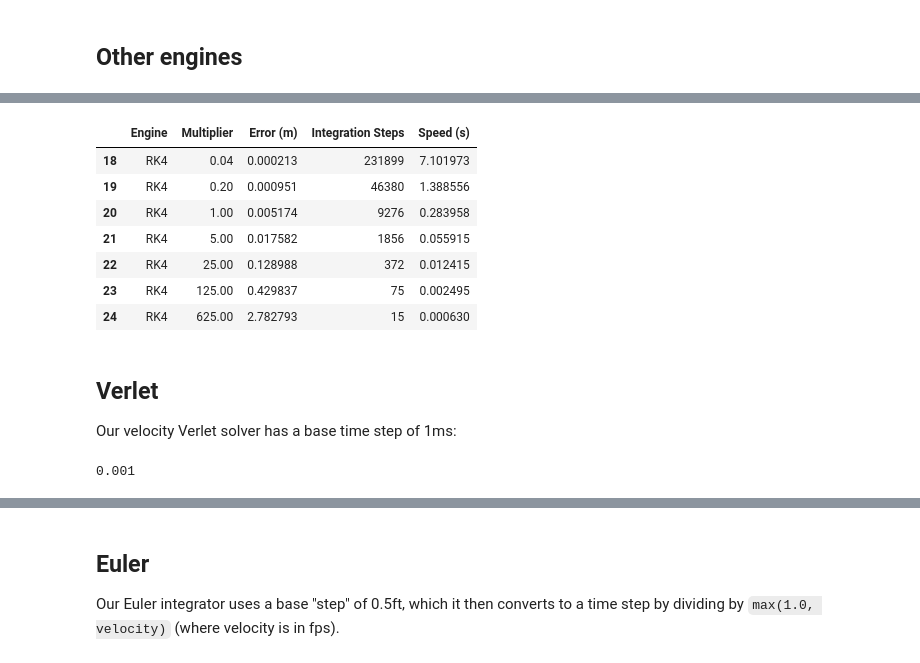
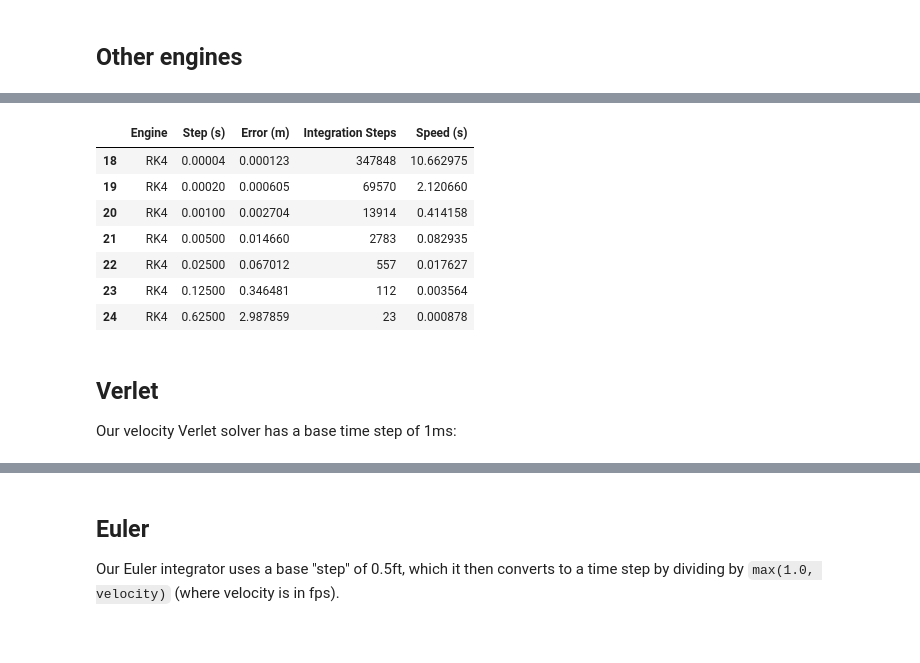
Before and after one commit to o-murphy/py-ballisticcalc, a Jupyter notebook: examples/BenchmarkEngines.ipynb, the cells around one changed output, grey strips where cells are left out. Saved outputs shown, nothing was run; the diff lists cells and outputs as text; code cells hidden in the pictures.

```diff
--- a/examples/BenchmarkEngines.ipynb
+++ b/examples/BenchmarkEngines.ipynb
@@ -338,10 +338,10 @@ display(df[df.Engine == 'SciPy '+method].style.format({'atol': '{:.1e}', 'Error
 # %%
 method = 'LSODA'
-rtol = 1e-10
-while rtol < 0.1:
-    err, count, speed = scipy_chk(timeit=True, integration_method=method, relative_tolerance=rtol, absolute_tolerance=1e-12)
-    summary.append(('SciPy '+method, rtol, err, count, speed))
-    rtol *= 10.0
-df = pd.DataFrame(summary, columns=['Engine', 'rtol', 'Error (m)', 'Integration Steps', 'Speed'])
-display(df[df.Engine == 'SciPy '+method].style.format({'rtol': '{:.1e}', 'Error (m)': '{:.10f}'}))
+atol = 1e-10
+while atol < 0.1:
+    err, count, speed = scipy_chk(timeit=True, integration_method=method, absolute_tolerance=atol, relative_tolerance=1e-12)
+    summary.append(('SciPy '+method, atol, err, count, speed))
+    atol *= 10.0
+df = pd.DataFrame(summary, columns=['Engine', 'atol', 'Error (m)', 'Integration Steps', 'Speed (s)'])
+display(df[df.Engine == 'SciPy '+method].style.format({'atol': '{:.1e}', 'Error (m)': '{:.10f}'}))
 # %% [output]
@@ -386,3 +386,3 @@ The Runge-Kutta 4th-order solver essentially evaluates 4 points per integration
 # %%
 from py_ballisticcalc.engines import RK4IntegrationEngine
-RK4IntegrationEngine.DEFAULT_TIME_STEP
+rk_time_step = RK4IntegrationEngine.DEFAULT_TIME_STEP = 0.001
@@ -393,8 +391,8 @@ step = 5.0
 multiplier = 1.0/step**2
 while multiplier <= 1000.0:
     err, count, speed = chk_engine('rk4_engine', timeit=True, step_multiplier=multiplier)
-    summary.append(('RK4', multiplier, err, count, speed))
+    summary.append(('RK4', multiplier*rk_time_step, err, count, speed))
     multiplier *= step
-df = pd.DataFrame(summary, columns=['Engine', 'Multiplier', 'Error (m)', 'Integration Steps', 'Speed (s)'])
+df = pd.DataFrame(summary, columns=['Engine', 'Step (s)', 'Error (m)', 'Integration Steps', 'Speed (s)'])
 df[df.Engine == 'RK4']
 # %% [output]
@@ -408,20 +406,18 @@ df[df.Engine == 'RK4']
-|  | Engine | Multiplier | Error (m) | Integration Steps | Speed (s) |
-| 18 | RK4 | 0.04 | 0.000213 | 231899 | 7.101973 |
-| 19 | RK4 | 0.20 | 0.000951 | 46380 | 1.388556 |
-| 20 | RK4 | 1.00 | 0.005174 | 9276 | 0.283958 |
-| 21 | RK4 | 5.00 | 0.017582 | 1856 | 0.055915 |
-| 22 | RK4 | 25.00 | 0.128988 | 372 | 0.012415 |
-| 23 | RK4 | 125.00 | 0.429837 | 75 | 0.002495 |
-| 24 | RK4 | 625.00 | 2.782793 | 15 | 0.000630 |
+|  | Engine | Step (s) | Error (m) | Integration Steps | Speed (s) |
+| 18 | RK4 | 0.00004 | 0.000123 | 347848 | 10.662975 |
+| 19 | RK4 | 0.00020 | 0.000605 | 69570 | 2.120660 |
+| 20 | RK4 | 0.00100 | 0.002704 | 13914 | 0.414158 |
+| 21 | RK4 | 0.00500 | 0.014660 | 2783 | 0.082935 |
+| 22 | RK4 | 0.02500 | 0.067012 | 557 | 0.017627 |
+| 23 | RK4 | 0.12500 | 0.346481 | 112 | 0.003564 |
+| 24 | RK4 | 0.62500 | 2.987859 | 23 | 0.000878 |
 # %% [markdown]
 ## Verlet
 
 Our velocity Verlet solver has a base time step of 1ms:
 # %%
 from py_ballisticcalc.engines import VelocityVerletIntegrationEngine
-VelocityVerletIntegrationEngine.DEFAULT_TIME_STEP
+verlet_time_step = VelocityVerletIntegrationEngine.DEFAULT_TIME_STEP
-# %% [output]
-0.001
 # %%
 step = 5.0
 multiplier = 1.0/step**2
```
Also changed, not shown: parts of 13 cells of this notebook.
